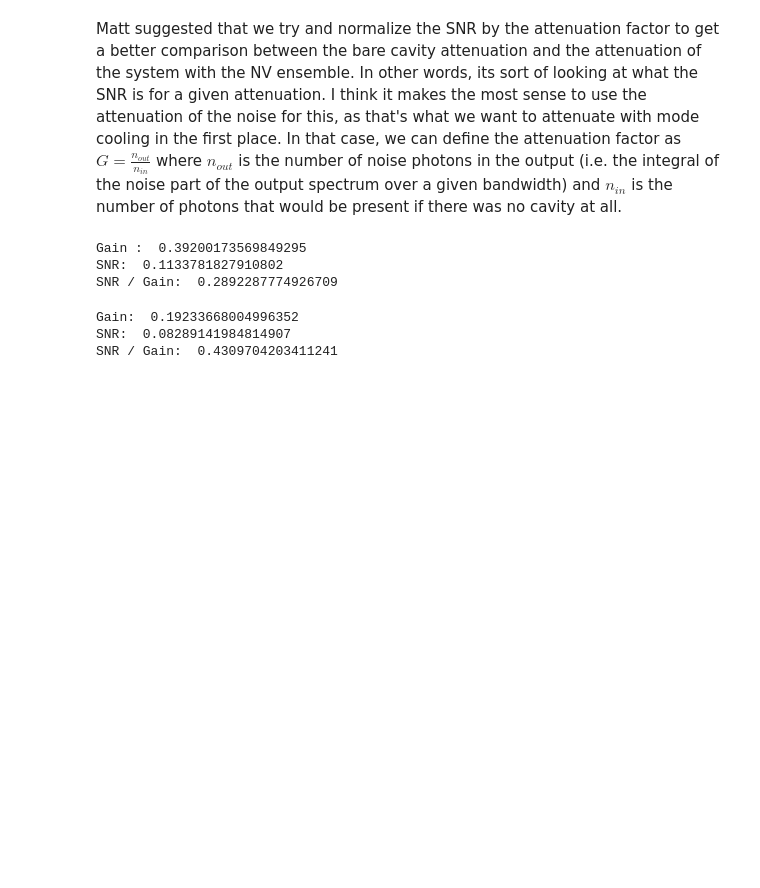
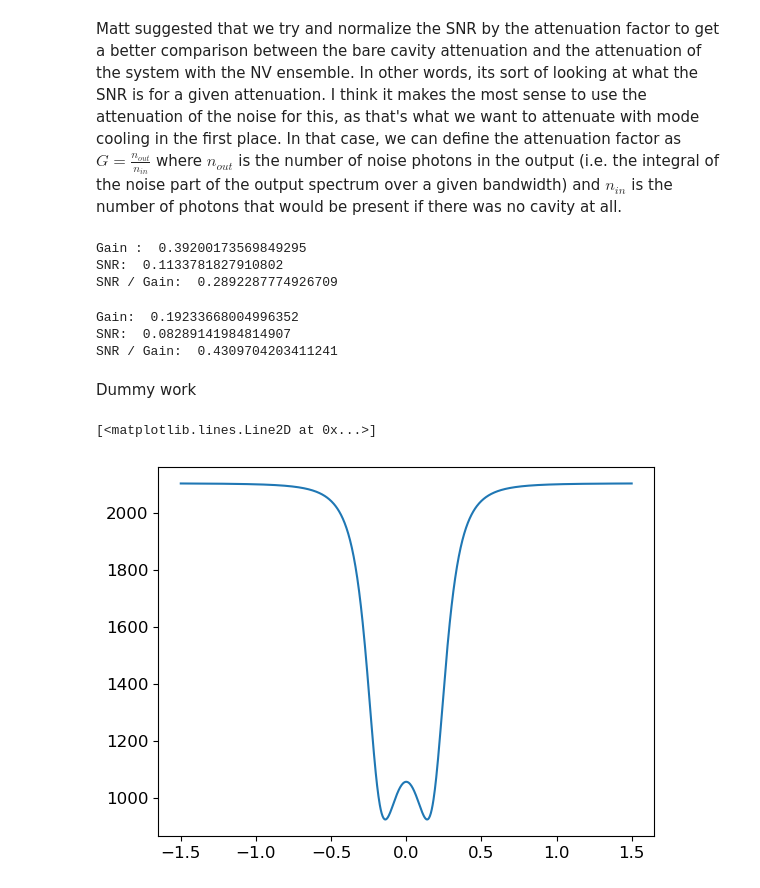
Before and after one commit to jleamer/mode_cooling, a Jupyter notebook: attenuation_calcs.ipynb, the cells around one changed output. Drawn from its saved outputs; the diff is of its cells as text; code cells hidden in the pictures; blank space fills up the shorter version.

```diff
--- a/attenuation_calcs.ipynb
+++ b/attenuation_calcs.ipynb
@@ -156,3 +156,10 @@ def get_spectrum_e(ω_bounds, κ, γ, ϕ, g, r, na, ne, nb, nc):
     num += np.abs(((ϕ - κ - γ) / 2 + 1j * ω_bounds) * (r / 2 - 1j * ω_bounds) - g ** 2) ** 2 * ne
     den = np.abs(((κ + γ + ϕ) / 2 - 1j * ω_bounds) * (r / 2 - 1j * ω_bounds) + g ** 2) ** 2
     return num / den
+# %%
+def get_spectrum_a(ω_bounds, κ, γ, ϕ, g, r, nT, nc, nv):
+    num = (r ** 2 / 4 + ω_bounds ** 2) * (κ * γ * nT + κ * ϕ * nv) + κ * r * g ** 2 * nc
+    num += np.abs(((κ - γ - ϕ) / 2 + 1j * ω_bounds) * (r / 2 - 1j * ω_bounds) - g ** 2) ** 2 * nT
+
+    den = np.abs(((κ + γ + ϕ) / 2 - 1j * ω_bounds) * (r / 2 - 1j * ω_bounds) + g ** 2) ** 2
+    return num / den
@@ -480,3 +492,22 @@ print("SNR / Gain: ", SNR_nv / G_nv)
 Gain:  0.19233668004996352
 SNR:  0.08289141984814907
 SNR / Gain:  0.4309704203411241
+# %% [markdown]
+Dummy work
+# %%
+γ = 2 * np.pi * 140e3
+κ = 2 * np.pi * 185.1e3
+g = 2 * np.pi * 197.7e3
+r = 2 * np.pi * 229e3
+T = 290
+nT = photons_from_temp(ωc, T)
+P = 0.8
+nc = 0.5 * (1 - P) / P
+# %%
+ω_bounds = 2 * np.pi * np.linspace(-1.5, 1.5, 1000) * 1e6
+Sa = get_spectrum_a(ω_bounds, κ, γ, 0, g, r, nT, nc, 0)
+# %%
+plt.plot(ω_bounds / (2 * np.pi * 1e6), Sa)
+# %% [output]
+[<matplotlib.lines.Line2D at 0x...>]
+[figure, added]
```
Also changed, not shown: parts of 3 cells of this notebook, 1 other file.
